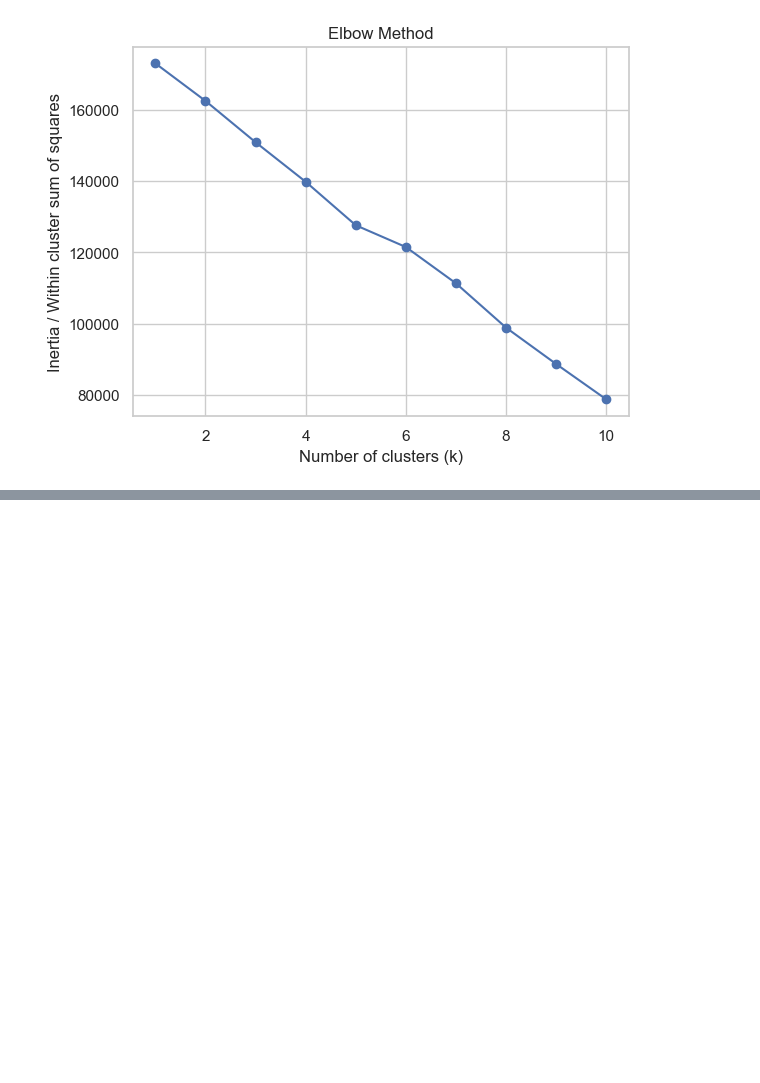
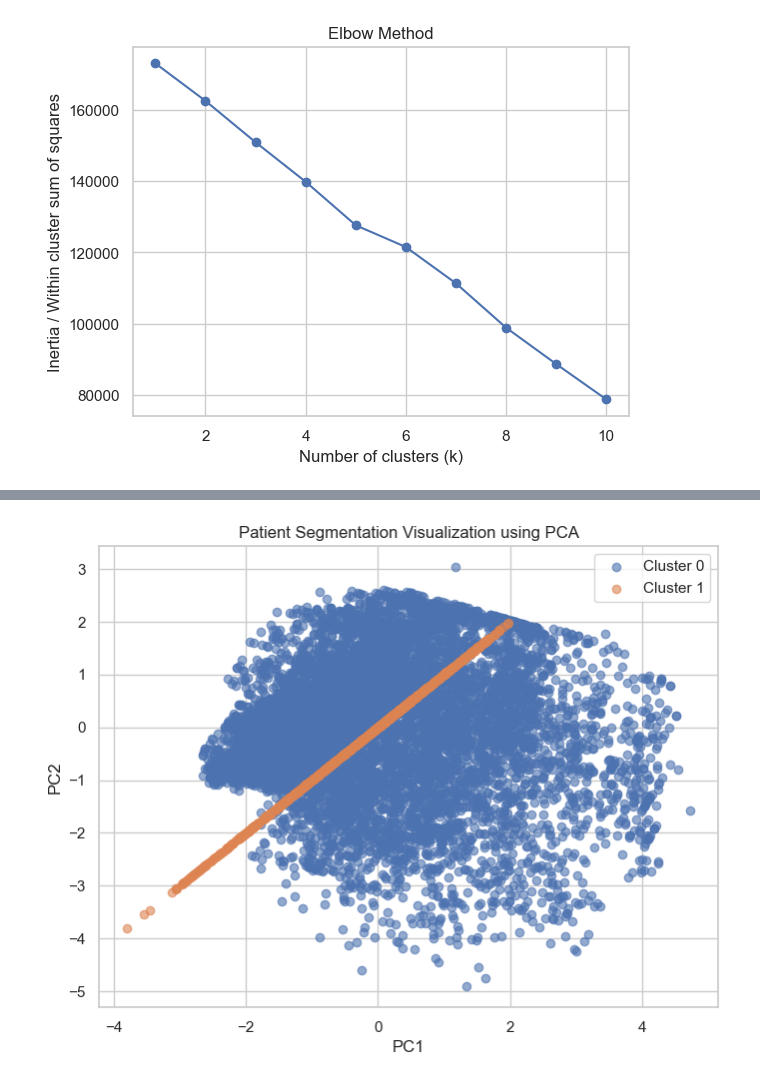
Before and after one commit to jasleenjk07/patient-segmentation-system, a Jupyter notebook: notebooks/01_EDA.ipynb, the cells around one changed output, grey strips where cells are left out. Cells and saved outputs as stored; diff of their text form; code cells hidden in the pictures; blank space fills up the shorter version.

```diff
--- a/notebooks/01_EDA.ipynb
+++ b/notebooks/01_EDA.ipynb
@@ -188,0 +204,6 @@ plt.show()
+# %%
+kmeans = KMeans(n_clusters = 2, random_state = 42)
+cluster_labels = kmeans.fit_predict(scaled_df)
+
+scaled_df["Cluster"] = cluster_labels
+scaled_df.head()
@@ -188,0 +232,9 @@ plt.show()
+# %%
+from sklearn.decomposition import PCA
+
+pca = PCA(n_components = 2)
+pca_data = pca.fit_transform(scaled_df.drop(columns=["Cluster"]))
+
+pca_df = pd.DataFrame(pca_data, columns=["PC1", "PC2"])
+pca_df["Cluster"] = scaled_df["Cluster"]
+pca_df.head()
@@ -188,0 +248,14 @@ plt.show()
+# %%
+import matplotlib.pyplot as plt
+
+plt.figure(figsize = (8,6))
+plt.scatter(pca_df[pca_df.Cluster == 0]["PC1"], pca_df[pca_df.Cluster == 0]["PC2"], label = "Cluster 0", alpha = 0.6)
+plt.scatter(pca_df[pca_df.Cluster == 1]["PC2"], pca_df[pca_df.Cluster == 1]["PC2"], label = "Cluster 1", alpha = 0.6)
+
+plt.xlabel("PC1")
+plt.ylabel("PC2")
+plt.title("Patient Segmentation Visualization using PCA")
+plt.legend()
+plt.show()
+# %% [output]
+[figure, added]
```
Also changed, not shown: parts of 5 cells of this notebook.
